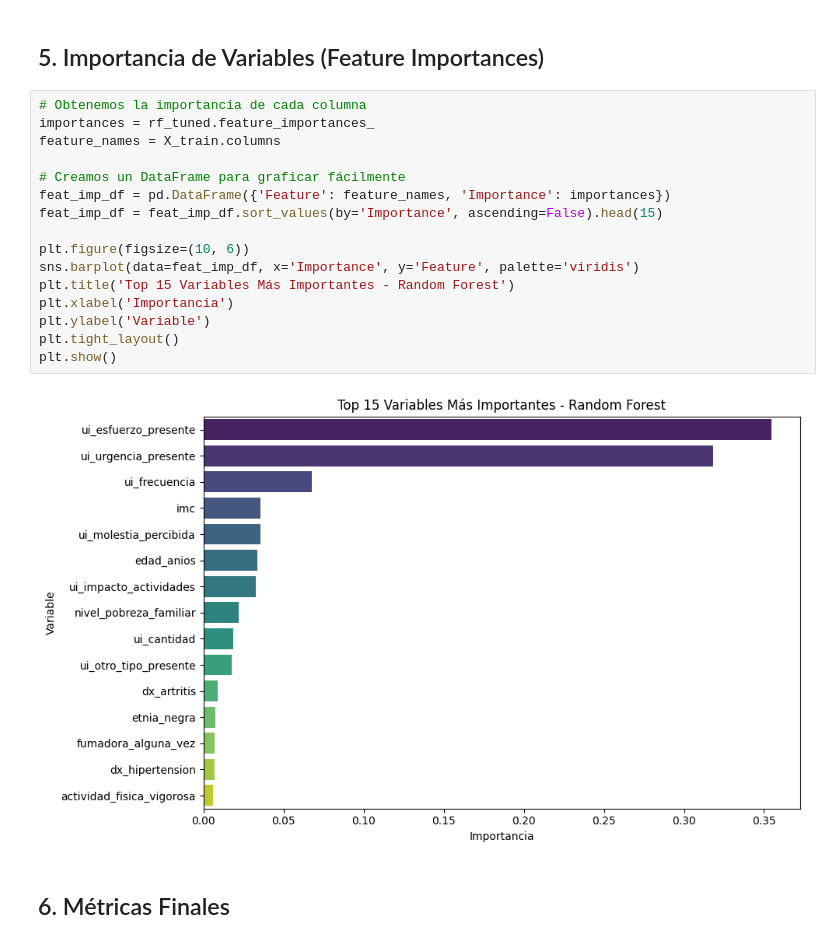
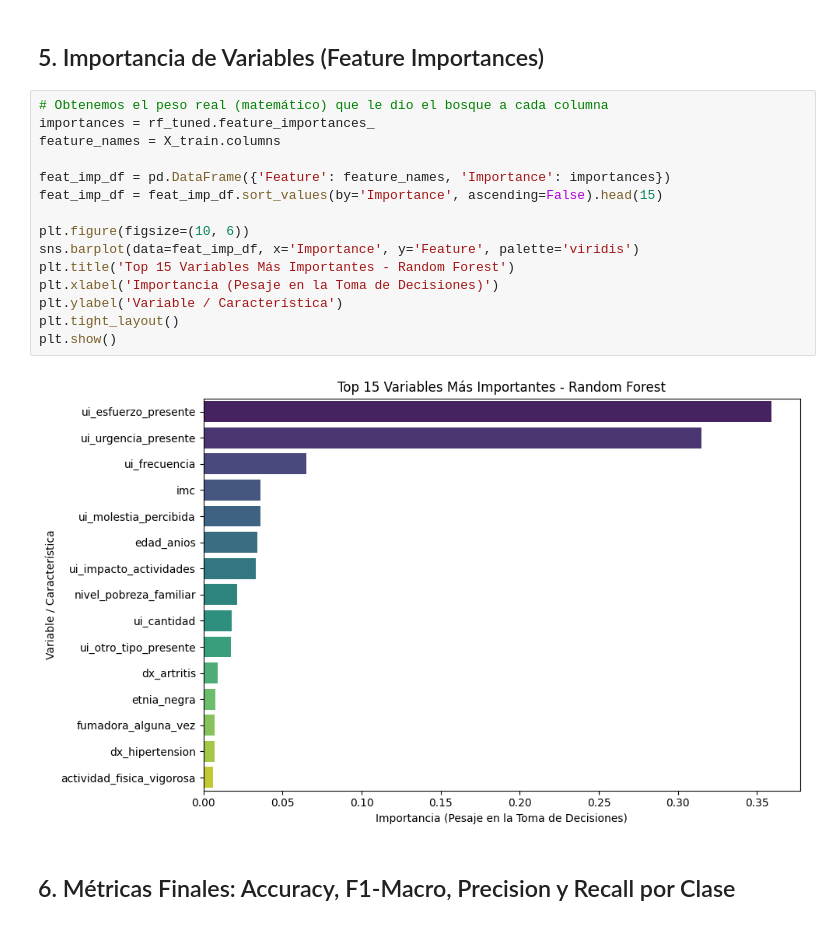
Before and after one commit to Bootcamp-IA-P6/Proyecto7_Equipo3_Multiclase, a Jupyter notebook: notebooks/02_random_forest.ipynb, the cells around one changed output. Cells and saved outputs as stored; diff of their text form.

```diff
--- a/notebooks/02_random_forest.ipynb
+++ b/notebooks/02_random_forest.ipynb
@@ -138,23 +102,22 @@ Mejora Absoluta: 0.0023
 # %% [markdown]
 ## 5. Importancia de Variables (Feature Importances)
 # %%
-# Obtenemos la importancia de cada columna
+# Obtenemos el peso real (matemático) que le dio el bosque a cada columna
 importances = rf_tuned.feature_importances_
 feature_names = X_train.columns
 
-# Creamos un DataFrame para graficar fácilmente
 feat_imp_df = pd.DataFrame({'Feature': feature_names, 'Importance': importances})
 feat_imp_df = feat_imp_df.sort_values(by='Importance', ascending=False).head(15)
 
 plt.figure(figsize=(10, 6))
 sns.barplot(data=feat_imp_df, x='Importance', y='Feature', palette='viridis')
 plt.title('Top 15 Variables Más Importantes - Random Forest')
-plt.xlabel('Importancia')
-plt.ylabel('Variable')
+plt.xlabel('Importancia (Pesaje en la Toma de Decisiones)')
+plt.ylabel('Variable / Característica')
 plt.tight_layout()
 plt.show()
 # %% [output]
-[figure, old version]
+[figure, new version]
 # %% [markdown]
-## 6. Métricas Finales
+## 6. Métricas Finales: Accuracy, F1-Macro, Precision y Recall por Clase
 # %%
```
Also changed, not shown: parts of 14 cells of this notebook, 2 other files.
